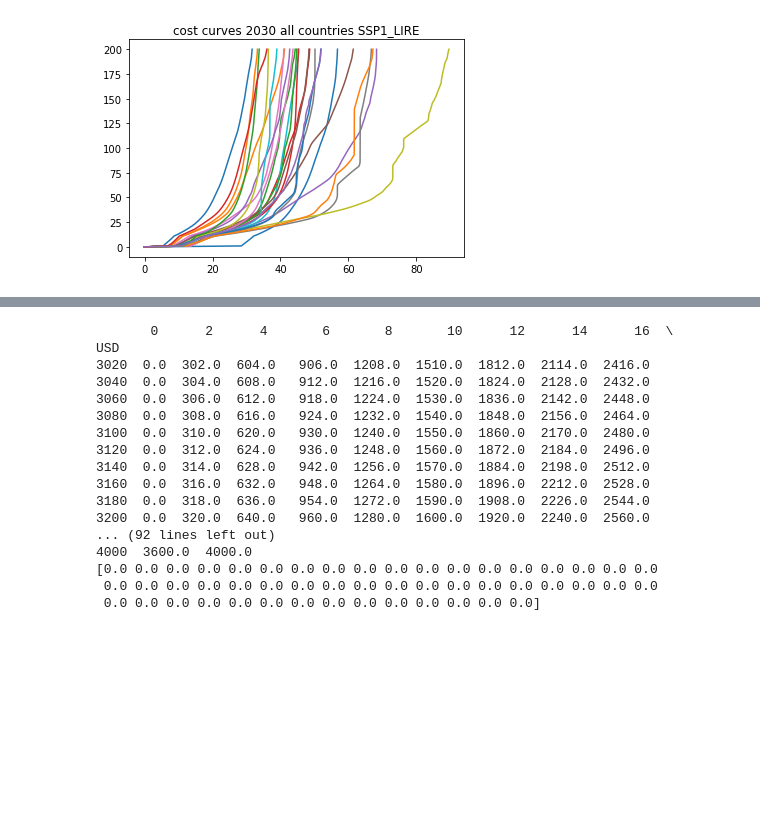
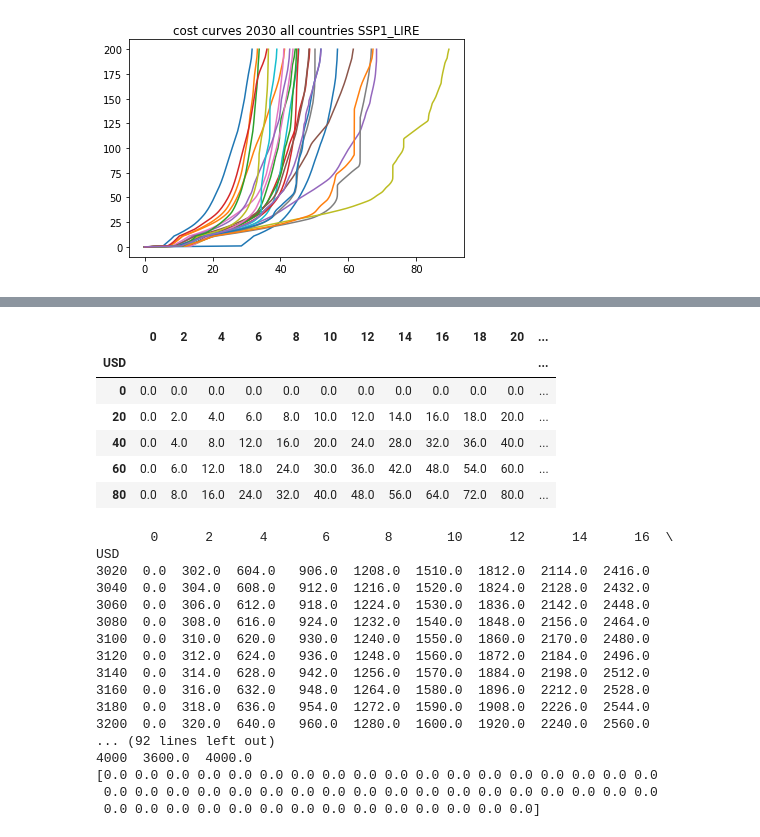
Before and after one commit to TVHTE/PBL_Code, a Jupyter notebook: Check_curves/check_linear_curves.ipynb, the cells around one changed output, grey strips where cells are left out. Cells and saved outputs as stored; diff of their text form; code cells hidden in the pictures; blank space fills up the shorter version.

```diff
--- a/Check_curves/check_linear_curves.ipynb
+++ b/Check_curves/check_linear_curves.ipynb
@@ -281,0 +451,23 @@ df_linear_SSP1_paths_2050.to_csv('C:/Users/toonv/Documents/PBL/Data/linear paths
+# %%
+"""
+Call functions and add to CSV
+"""
+
+if __name__ == "__main__":
+
+    df_1 = scenario_df([df_linear_SSP1], ['SSP1'], 2040, 11)
+    df_2 = scenario_df([df_linear_SSP1], ['SSP1'], 2050, 11)
+
+    df_cubic_1 = scenario_df([df_cubic], ['SSP1'], 2040, 11)
+    df_cubicroot_1 = scenario_df([df_cubicroot], ['SSP1'], 2040, 11)
+
+
+    df_cubic_path = find_path(df_cubic_1, 2, 'cubic')
+    df_cubicroot_path = find_path(df_cubic_1, 2, 'cubicroot')
+
+    df_linear_SSP1_paths = find_linear_path(df_1, 2)
+    df_linear_SSP1_paths_2050 = find_linear_path(df_2, 2)
+
+    # maybe add functionality that df is made with year and scenario in name
+    df_linear_SSP1_paths.to_csv('C:/Users/toonv/Documents/PBL/Data/linear paths/linear_SSP1_11_2040.csv')
+    df_linear_SSP1_paths_2050.to_csv('C:/Users/toonv/Documents/PBL/Data/linear paths/linear_SSP1_11_2050.csv')
@@ -282,3 +518,13 @@ df_linear_SSP1_paths_2050.to_csv('C:/Users/toonv/Documents/PBL/Data/linear paths
+# %%
+df_linear_SSP1_paths.head()
+# %% [output]
+|  | 0 | 2 | 4 | 6 | 8 | 10 | 12 | 14 | 16 | 18 | 20 | ... |
+| USD |  |  |  |  |  |  |  |  |  |  |  | ... |
+| 0 | 0.0 | 0.0 | 0.0 | 0.0 | 0.0 | 0.0 | 0.0 | 0.0 | 0.0 | 0.0 | 0.0 | ... |
+| 20 | 0.0 | 2.0 | 4.0 | 6.0 | 8.0 | 10.0 | 12.0 | 14.0 | 16.0 | 18.0 | 20.0 | ... |
+| 40 | 0.0 | 4.0 | 8.0 | 12.0 | 16.0 | 20.0 | 24.0 | 28.0 | 32.0 | 36.0 | 40.0 | ... |
+| 60 | 0.0 | 6.0 | 12.0 | 18.0 | 24.0 | 30.0 | 36.0 | 42.0 | 48.0 | 54.0 | 60.0 | ... |
+| 80 | 0.0 | 8.0 | 16.0 | 24.0 | 32.0 | 40.0 | 48.0 | 56.0 | 64.0 | 72.0 | 80.0 | ... |
 # %%
 """
 Now that we have a dataframe with the paths, we can start do train a model!!!
```
Also changed, not shown: parts of 7 cells of this notebook, 1 other file.
